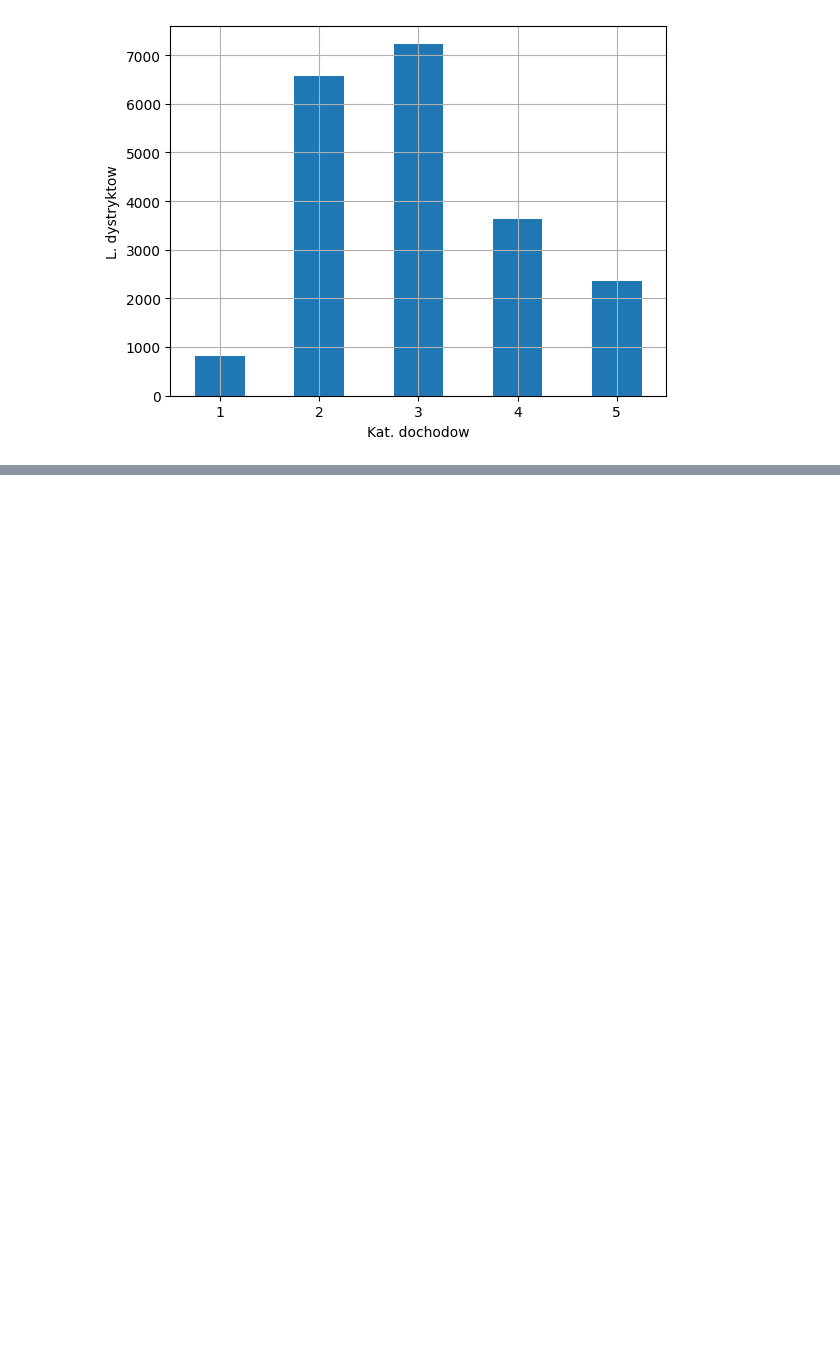
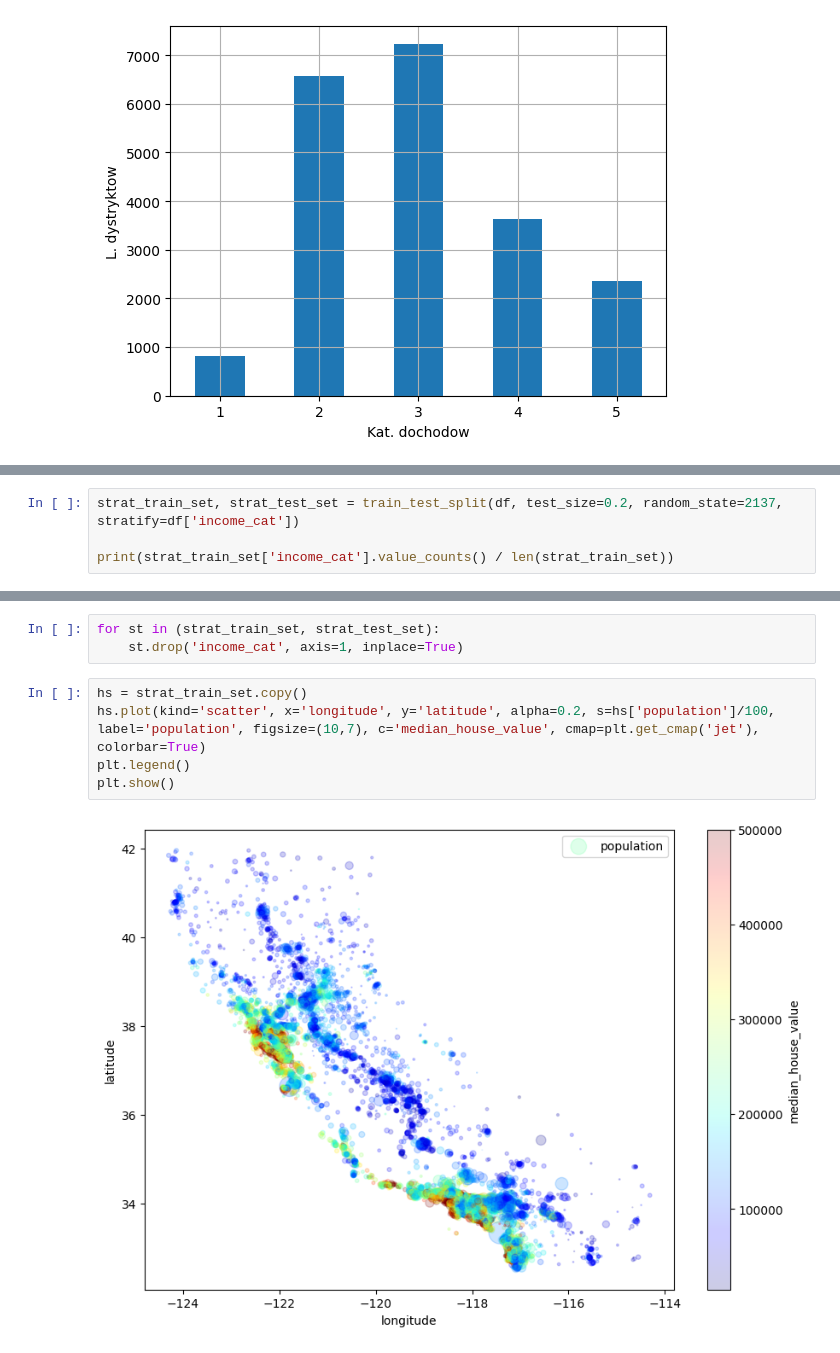
Before and after one commit to pr3civk/ml-learn, a Jupyter notebook: 02_end_to_end_ml_project.ipynb, the cells around one changed output, grey strips where cells are left out. Saved outputs shown, nothing was run; the diff lists cells and outputs as text; blank space fills up the shorter version.

```diff
--- a/02_end_to_end_ml_project.ipynb
+++ b/02_end_to_end_ml_project.ipynb
@@ -129,0 +143,4 @@ plt.show()
+# %%
+strat_train_set, strat_test_set = train_test_split(df, test_size=0.2, random_state=2137, stratify=df['income_cat'])
+
+print(strat_train_set['income_cat'].value_counts() / len(strat_train_set))
@@ -129,0 +209,10 @@ plt.show()
+# %%
+for st in (strat_train_set, strat_test_set):
+    st.drop('income_cat', axis=1, inplace=True)
+# %%
+hs = strat_train_set.copy()
+hs.plot(kind='scatter', x='longitude', y='latitude', alpha=0.2, s=hs['population']/100, label='population', figsize=(10,7), c='median_house_value', cmap=plt.get_cmap('jet'), colorbar=True)
+plt.legend()
+plt.show()
+# %% [output]
+[figure, added]
```
Also changed, not shown: parts of 5 cells of this notebook, 1 other file.
